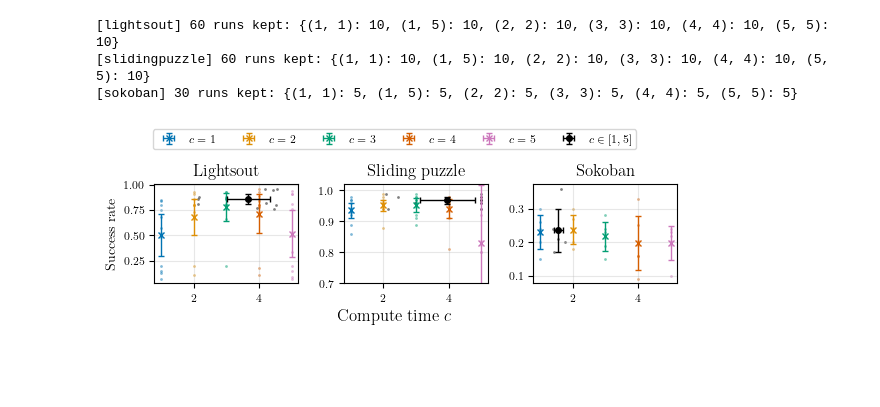
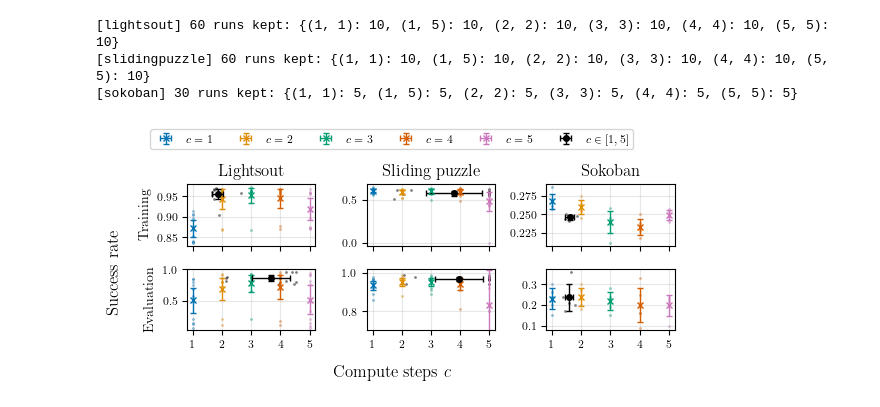
Before and after one commit to chanb/Stoix, a Jupyter notebook: ramdp_experiments/analysis-icot.ipynb, the cells around one changed output. Drawn from its saved outputs; the diff is of its cells as text; code cells hidden in the pictures; blank space fills up the shorter version.

Commit message:
update plot

```diff
--- a/ramdp_experiments/analysis-icot.ipynb
+++ b/ramdp_experiments/analysis-icot.ipynb
@@ -74,14 +74,21 @@ def budget_label(min_steps, max_steps):
     return f"uniform={min_steps}" if min_steps == max_steps else f"adaptive[{min_steps}-{max_steps}]"
 # %%
 # Compute vs. solve rate: one point per budget (mean +- 95% CI over seeds, in both axes).
-# The absolute/* metrics are a single post-training value per run, so each run contributes one (x, y).
-X_METRIC = "absolute/compute_time/mean"
+# Row 0 uses the training (actor/*) metrics averaged over each run's last N_TAIL_EVALS logs;
+# row 1 uses the absolute/* metrics, a single post-training value per run.
 # lightsout/slidingpuzzle reward 1 on solve and 0 otherwise, so their return is already the solve rate;
 # sokoban's return includes per-step penalties, so it needs the logged solved_episode.
-Y_METRICS = {
-    "lightsout": "absolute/episode_return/mean",
-    "slidingpuzzle": "absolute/episode_return/mean",
-    "sokoban": "absolute/solved_episode/mean",
+ROWS = {
+    "Training": ("actor", {
+        "lightsout": "episode_return/mean",
+        "slidingpuzzle": "episode_return/mean",
+        "sokoban": "solved_episode/mean",
+    }),
+    "Evaluation": ("absolute", {
+        "lightsout": "episode_return/mean",
+        "slidingpuzzle": "episode_return/mean",
+        "sokoban": "solved_episode/mean",
+    }),
 }
 
 # FILTERS keys are wandb config paths; the CSVs store a subset under short names.
@@ -130,9 +137,13 @@ def load_filtered(env_name):
     return df
 
 
-def compute_vs_solve(df, y_metric):
-    per_run = df.groupby("run_id").agg(
-        x=(X_METRIC, "first"), y=(y_metric, "first"),
+def tail_mean(s):
+    return s.dropna().tail(N_TAIL_EVALS).mean()
+
+
+def compute_vs_solve(df, x_metric, y_metric):
+    per_run = df.sort_values("_step").groupby("run_id").agg(
+        x=(x_metric, tail_mean), y=(y_metric, tail_mean),
         min_steps=("min_steps", "first"), max_steps=("max_steps", "first"),
     ).dropna(subset=["x", "y"])
     rows = []
@@ -146,55 +157,63 @@ def compute_vs_solve(df, y_metric):
             "xs": g["x"].values, "ys": g["y"].values,
         })
     return pd.DataFrame(rows)
 
 
 def pretty_budget(budget):
     if "uniform" in budget:
         return "$c = {}$".format(budget.split("=")[-1])
     lo, hi = budget.split("[")[1].rstrip("]").split("-")
     return "$c \\in [{}, {}]$".format(lo, hi)
 
 
 env_names = list(CSV_PATHS)
-nrows, ncols = 1, len(env_names)
-figsize = set_size(doc_width_pt, fraction=0.95, subplots=(nrows, ncols), use_golden_ratio=False)
-fig, axes = plt.subplots(nrows, ncols, figsize=figsize, sharex=True, sharey=False)
+nrows, ncols = len(ROWS), len(env_names)
+figsize = set_size(doc_width_pt, fraction=0.95, subplots=(nrows, ncols), use_golden_ratio=True)
+fig, axes = plt.subplots(nrows, ncols, figsize=figsize, sharex=True, sharey=False, squeeze=False)
 
 # One palette across panels so a budget keeps its colour even when a panel is missing it.
 colors = dict(zip([budget_label(c, c) for c in range(1, 6)], sns.color_palette("colorblind")))
 legend_entries = {}
-for ax, env_name in zip(np.atleast_1d(axes), env_names):
+for col_i, env_name in enumerate(env_names):
     df_env = load_filtered(env_name)
-    y_metric = Y_METRICS[env_name]
-    if y_metric not in df_env.columns:
-        raise ValueError(f"{CSV_PATHS[env_name]} is missing {y_metric!r} - re-fetch it with fetch_wandb.py")
-    stats = compute_vs_solve(df_env, y_metric)
-    budgets = sorted(stats["budget"], key=lambda b: (b.startswith("adaptive"), b))
-    for _, row in stats.set_index("budget").loc[budgets].reset_index().iterrows():
-        color = colors.get(row["budget"], (0.0, 0.0, 0.0))
-        ax.scatter(row["xs"], row["ys"], color=color, s=4, alpha=0.5, linewidths=0)
-        h = ax.errorbar(
-            row["x"], row["y"], xerr=row["x_ci"], yerr=row["y_ci"],
-            fmt="o" if row["budget"].startswith("adaptive") else "x",
-            color=color, ms=4, elinewidth=1, capsize=2,
-        )
-        legend_entries.setdefault(pretty_budget(row["budget"]), h)
-    ax.set_title(ENV_NAMES[env_name])
-    ax.grid(True, alpha=0.3)
-    if env_name == "slidingpuzzle":
-        ax.set_ylim(0.7, 1.02)
+    for row_i, (row_name, (prefix, y_metrics)) in enumerate(ROWS.items()):
+        ax = axes[row_i, col_i]
+        x_metric = f"{prefix}/compute_time/mean"
+        y_metric = f"{prefix}/{y_metrics[env_name]}"
+        for metric in (x_metric, y_metric):
+            if metric not in df_env.columns:
+                raise ValueError(f"{CSV_PATHS[env_name]} is missing {metric!r} - re-fetch it with fetch_wandb.py")
+        stats = compute_vs_solve(df_env, x_metric, y_metric)
+        budgets = sorted(stats["budget"], key=lambda b: (b.startswith("adaptive"), b))
+        for _, row in stats.set_index("budget").loc[budgets].reset_index().iterrows():
+            color = colors.get(row["budget"], (0.0, 0.0, 0.0))
+            ax.scatter(row["xs"], row["ys"], color=color, s=4, alpha=0.5, linewidths=0)
+            h = ax.errorbar(
+                row["x"], row["y"], xerr=row["x_ci"], yerr=row["y_ci"],
+                fmt="o" if row["budget"].startswith("adaptive") else "x",
+                color=color, ms=4, elinewidth=1, capsize=2,
+            )
+            legend_entries.setdefault(pretty_budget(row["budget"]), h)
+        if row_i == 0:
+            ax.set_title(ENV_NAMES[env_name])
+        if col_i == 0:
+            ax.set_ylabel(row_name)
+        ax.grid(True, alpha=0.3)
+        if env_name == "slidingpuzzle" and row_name == "Evaluation":
+            ax.set_ylim(0.7, 1.02)
+        ax.set_xticks([1, 2, 3, 4, 5])
 
-np.atleast_1d(axes)[0].set_ylabel("Success rate")
-fig.supxlabel("Compute time $c$", y=0.12)
+fig.supylabel("Success rate")
+fig.supxlabel("Compute steps $c$", y=0.06)
 fig.legend(
     legend_entries.values(), legend_entries.keys(),
     bbox_to_anchor=(0.0, 1.0, 1.0, 0.0), loc="lower center",
     ncols=6, borderaxespad=0.0, frameon=True,
 )
 fig.tight_layout()
 plt.savefig("analysis-icot-compute-vs-solve.pdf", dpi=600, format="pdf", bbox_inches="tight")
 # %% [output]
 [lightsout] 60 runs kept: {(1, 1): 10, (1, 5): 10, (2, 2): 10, (3, 3): 10, (4, 4): 10, (5, 5): 10}
 [slidingpuzzle] 60 runs kept: {(1, 1): 10, (1, 5): 10, (2, 2): 10, (3, 3): 10, (4, 4): 10, (5, 5): 10}
 [sokoban] 30 runs kept: {(1, 1): 5, (1, 5): 5, (2, 2): 5, (3, 3): 5, (4, 4): 5, (5, 5): 5}
-[figure, old version]
+[figure, new version]
```
Also changed, not shown: 1 other file.
